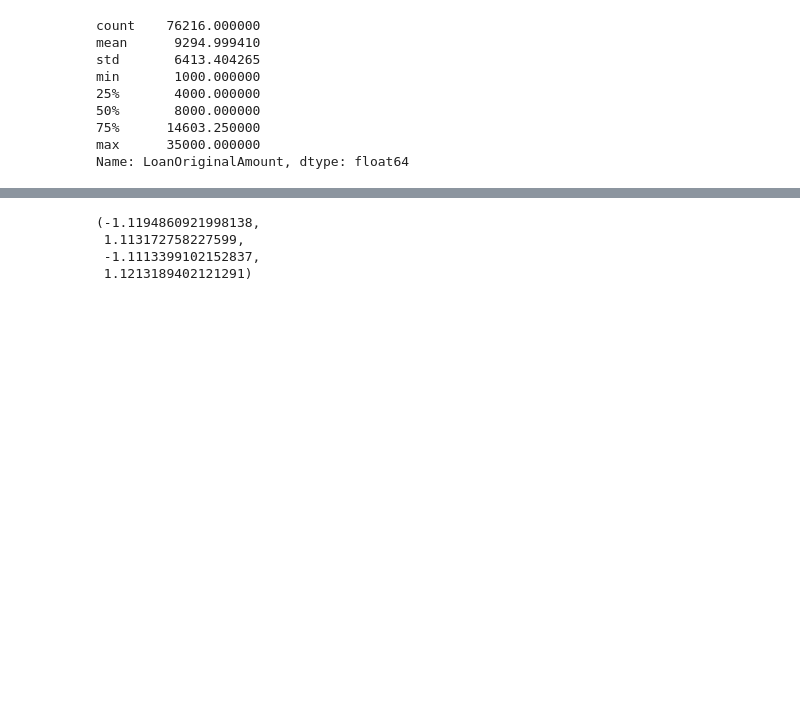
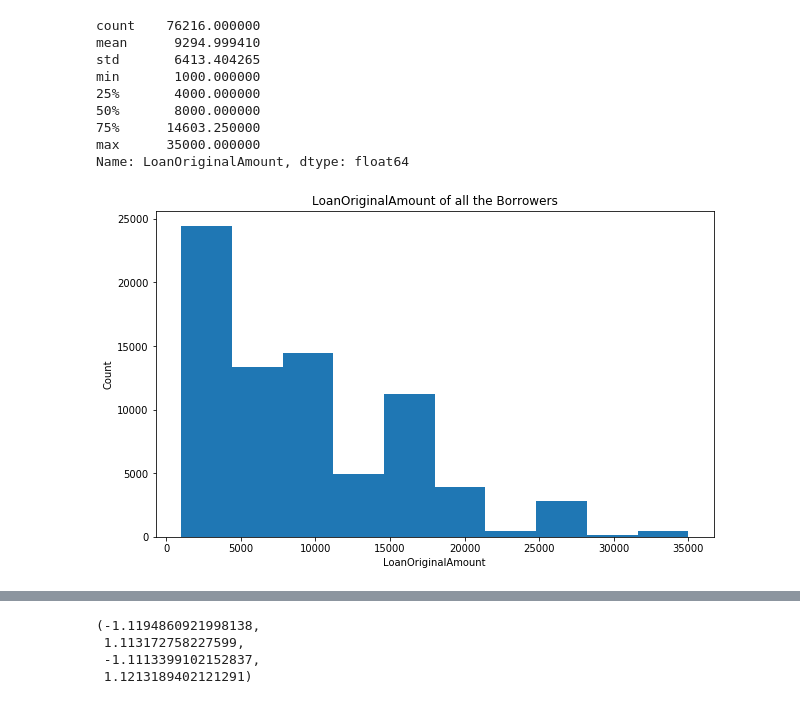
Before and after one commit to HeeDon207/DataScienceProject1, a Jupyter notebook: HuyTDD.ipynb, the cells around one changed output, grey strips where cells are left out. Cells and saved outputs as stored; diff of their text form; code cells hidden in the pictures; blank space fills up the shorter version.

```diff
--- a/HuyTDD.ipynb
+++ b/HuyTDD.ipynb
@@ -248,3 +269,11 @@ min       1000.000000
 75%      14603.250000
 max      35000.000000
 Name: LoanOriginalAmount, dtype: float64
+# %%
+plt.figure(figsize = [10,6])
+plt.hist(data = loan_df, x = 'LoanOriginalAmount');
+plt.xlabel('LoanOriginalAmount');
+plt.ylabel('Count');
+plt.title("LoanOriginalAmount of all the Borrowers");
+# %% [output]
+[figure, added]
```
Also changed, not shown: parts of 35 cells of this notebook, 1 other file.
